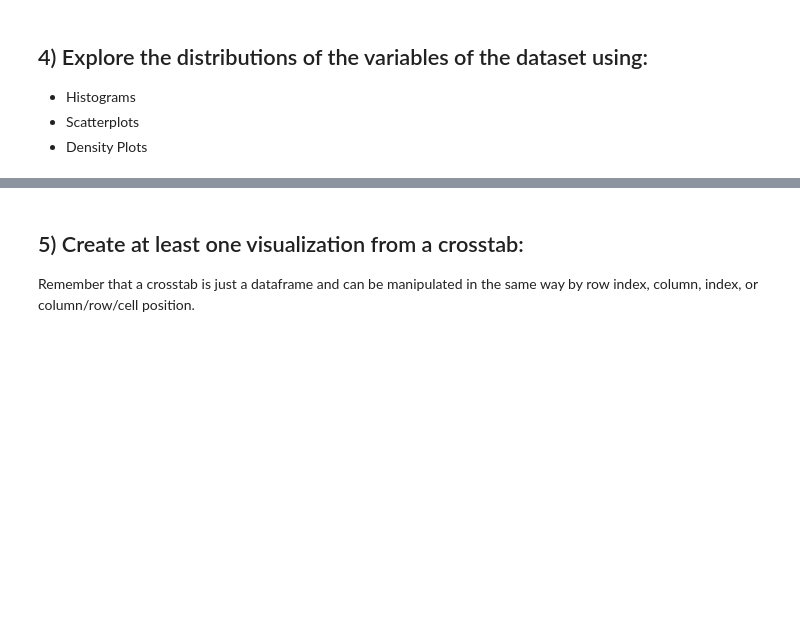
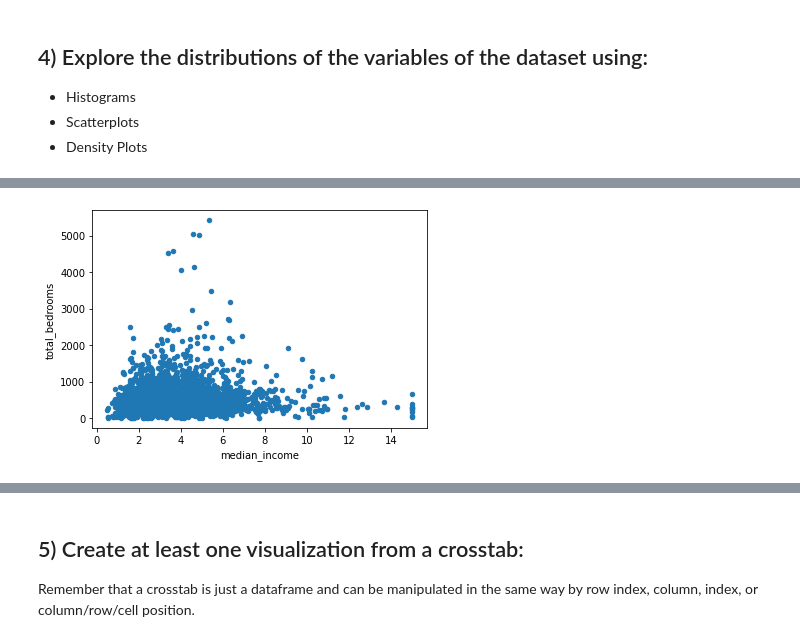
Before and after one commit to austinlasseter/DS-Unit-1-Sprint-1-Data-Wrangling-and-Storytelling, a Jupyter notebook: module1-exploratory-data-analysis/LS_DS_111_Exploratory_Data_Analysis_Assignment.ipynb, the cells around one changed output, grey strips where cells are left out. Drawn from its saved outputs; the diff is of its cells as text; code cells hidden in the pictures; blank space fills up the shorter version.

```diff
--- a/module1-exploratory-data-analysis/LS_DS_111_Exploratory_Data_Analysis_Assignment.ipynb
+++ b/module1-exploratory-data-analysis/LS_DS_111_Exploratory_Data_Analysis_Assignment.ipynb
@@ -54,0 +187,4 @@ Take whichever of the above datasets has more categorical variables and use cros
+# %%
+ca_housing.plot.scatter('median_income','total_bedrooms');
+# %% [output]
+[figure, added]
```
Also changed, not shown: parts of 22 cells of this notebook.
